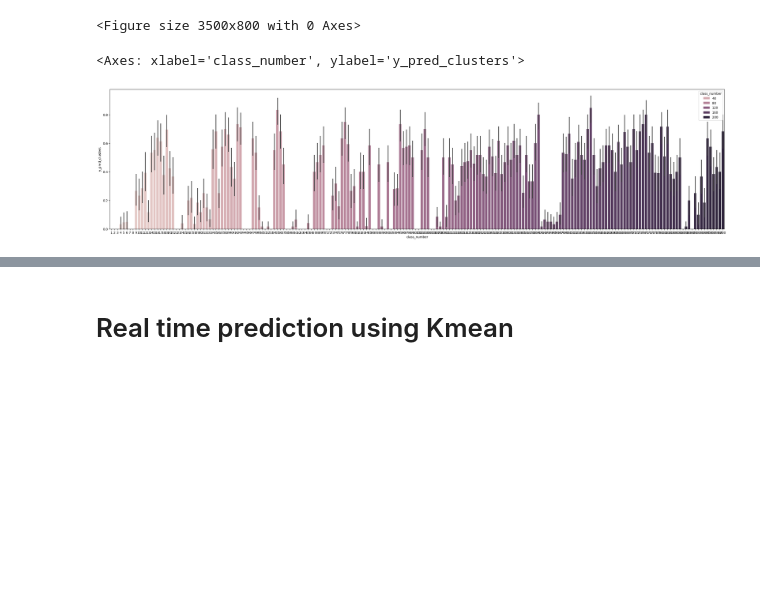
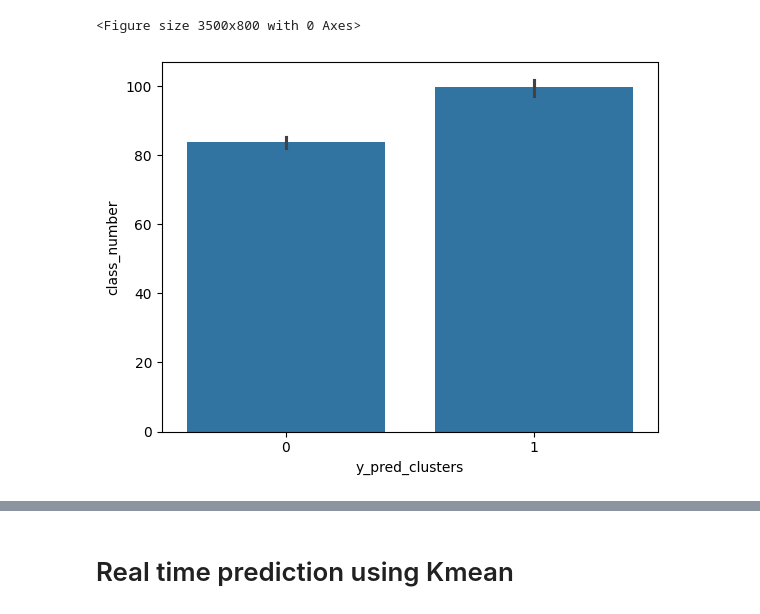
Before and after one commit to mungekarkiran/Basic_Python, a Jupyter notebook: Zero_shot_Learning/Notebook/Kmean by kiran.ipynb, the cells around one changed output, grey strips where cells are left out. Drawn from its saved outputs; the diff is of its cells as text; code cells hidden in the pictures; blank space fills up the shorter version.

```diff
--- a/Zero_shot_Learning/Notebook/Kmean by kiran.ipynb
+++ b/Zero_shot_Learning/Notebook/Kmean by kiran.ipynb
@@ -201,9 +236,9 @@ plt.figure(figsize=(35,8))
 <Figure size 3500x800 with 0 Axes>
 <Figure size 3500x800 with 0 Axes>
 # %%
-sns.barplot(df, x="y_pred_clusters", y="y_pred_clusters", hue="class_number")
+sns.barplot(df, x="y_pred_clusters", y="class_number") # , hue="class_number"
+plt.show()
 # %% [output]
-<Axes: xlabel='class_number', ylabel='y_pred_clusters'>
-[figure, old version]
+[figure, new version]
 # %%
 sns.countplot(x='y_pred_clusters', data=df)
```
Also changed, not shown: parts of 24 cells of this notebook.
